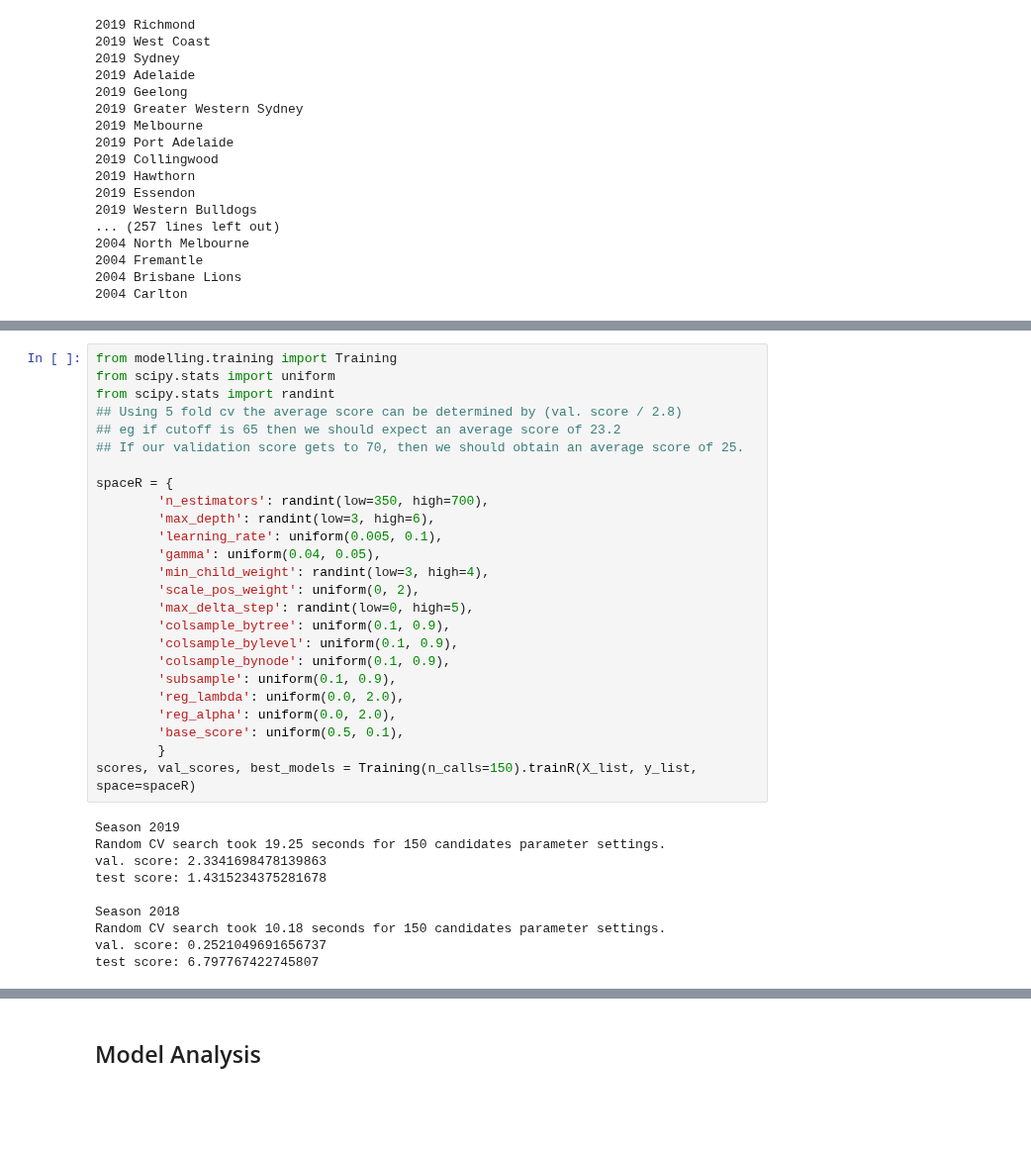
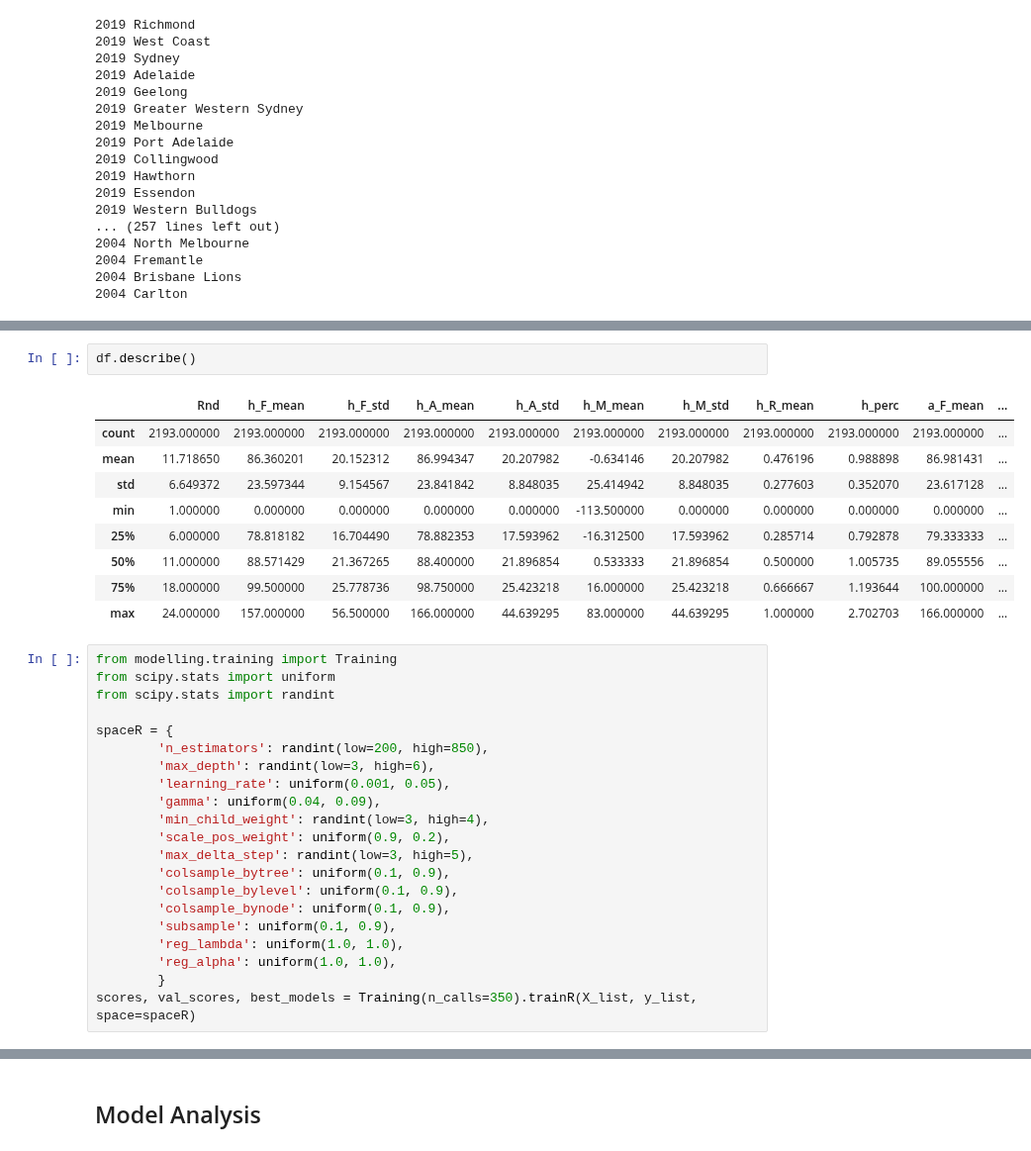
Before and after one commit to toddniven/AFL-Monash-comp, a Jupyter notebook: AFL historical model.ipynb, the cells around one changed output, grey strips where cells are left out. Shown at 99% size. Saved outputs shown, nothing was run; the diff lists cells and outputs as text; blank space fills up the shorter version.

```diff
--- a/AFL historical model.ipynb
+++ b/AFL historical model.ipynb
@@ -148,38 +154,36 @@ Features().div_cols(X).head()
+# %%
+df.describe()
+# %% [output]
+|  | Rnd | h_F_mean | h_F_std | h_A_mean | h_A_std | h_M_mean | h_M_std | h_R_mean | h_perc | a_F_mean | ... |
+| count | 2193.000000 | 2193.000000 | 2193.000000 | 2193.000000 | 2193.000000 | 2193.000000 | 2193.000000 | 2193.000000 | 2193.000000 | 2193.000000 | ... |
+| mean | 11.718650 | 86.360201 | 20.152312 | 86.994347 | 20.207982 | -0.634146 | 20.207982 | 0.476196 | 0.988898 | 86.981431 | ... |
+| std | 6.649372 | 23.597344 | 9.154567 | 23.841842 | 8.848035 | 25.414942 | 8.848035 | 0.277603 | 0.352070 | 23.617128 | ... |
+| min | 1.000000 | 0.000000 | 0.000000 | 0.000000 | 0.000000 | -113.500000 | 0.000000 | 0.000000 | 0.000000 | 0.000000 | ... |
+| 25% | 6.000000 | 78.818182 | 16.704490 | 78.882353 | 17.593962 | -16.312500 | 17.593962 | 0.285714 | 0.792878 | 79.333333 | ... |
+| 50% | 11.000000 | 88.571429 | 21.367265 | 88.400000 | 21.896854 | 0.533333 | 21.896854 | 0.500000 | 1.005735 | 89.055556 | ... |
+| 75% | 18.000000 | 99.500000 | 25.778736 | 98.750000 | 25.423218 | 16.000000 | 25.423218 | 0.666667 | 1.193644 | 100.000000 | ... |
+| max | 24.000000 | 157.000000 | 56.500000 | 166.000000 | 44.639295 | 83.000000 | 44.639295 | 1.000000 | 2.702703 | 166.000000 | ... |
 # %%
 from modelling.training import Training
 from scipy.stats import uniform
 from scipy.stats import randint
-## Using 5 fold cv the average score can be determined by (val. score / 2.8)
-## eg if cutoff is 65 then we should expect an average score of 23.2
-## If our validation score gets to 70, then we should obtain an average score of 25.
 
 spaceR = {
-        'n_estimators': randint(low=350, high=700),
+        'n_estimators': randint(low=200, high=850),
         'max_depth': randint(low=3, high=6),
-        'learning_rate': uniform(0.005, 0.1),
-        'gamma': uniform(0.04, 0.05),
+        'learning_rate': uniform(0.001, 0.05),
+        'gamma': uniform(0.04, 0.09),
         'min_child_weight': randint(low=3, high=4),
-        'scale_pos_weight': uniform(0, 2),
-        'max_delta_step': randint(low=0, high=5),
+        'scale_pos_weight': uniform(0.9, 0.2),
+        'max_delta_step': randint(low=3, high=5),
         'colsample_bytree': uniform(0.1, 0.9),
         'colsample_bylevel': uniform(0.1, 0.9),
         'colsample_bynode': uniform(0.1, 0.9),
         'subsample': uniform(0.1, 0.9),
-        'reg_lambda': uniform(0.0, 2.0),
-        'reg_alpha': uniform(0.0, 2.0),
-        'base_score': uniform(0.5, 0.1),
+        'reg_lambda': uniform(1.0, 1.0),
+        'reg_alpha': uniform(1.0, 1.0),
         }
-scores, val_scores, best_models = Training(n_calls=150).trainR(X_list, y_list, space=spaceR)
+scores, val_scores, best_models = Training(n_calls=350).trainR(X_list, y_list, space=spaceR)
-# %% [output]
-Season 2019
-Random CV search took 19.25 seconds for 150 candidates parameter settings.
-val. score: 2.3341698478139863
-test score: 1.4315234375281678
-
-Season 2018
-Random CV search took 10.18 seconds for 150 candidates parameter settings.
-val. score: 0.2521049691656737
-test score: 6.797767422745807
 # %%
 from modelling.training import Training
 from skopt.space import Real, Integer
```
Also changed, not shown: parts of 20 cells of this notebook, 1 other file.
